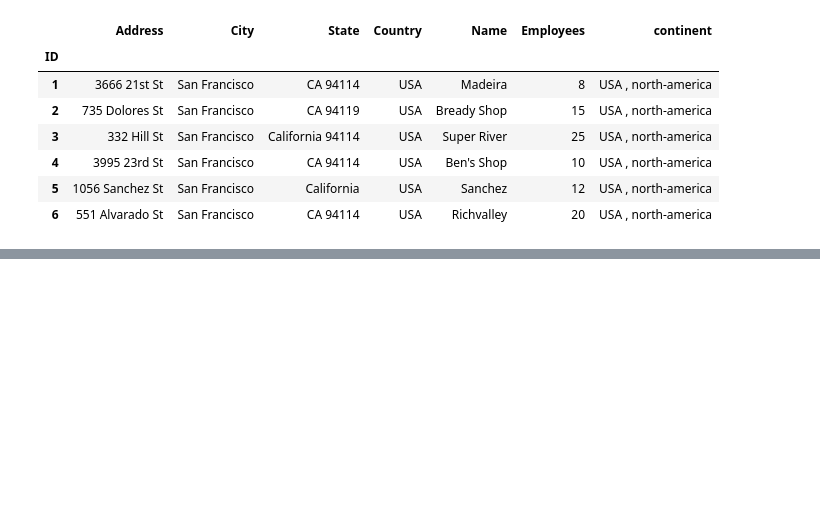
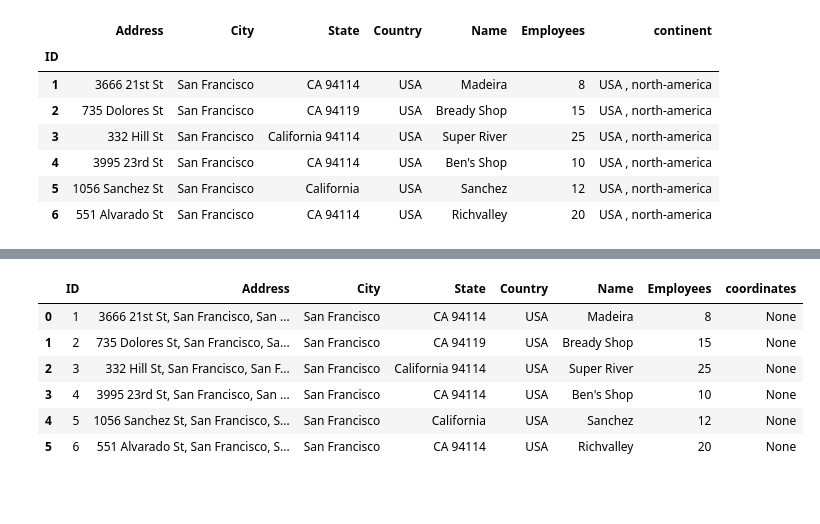
Before and after one commit to farazmalick/python-learning, a Jupyter notebook: dataanalysis/dataLoading.ipynb, the cells around one changed output, grey strips where cells are left out. Cells and saved outputs as stored; diff of their text form; code cells hidden in the pictures; blank space fills up the shorter version.

```diff
--- a/dataanalysis/dataLoading.ipynb
+++ b/dataanalysis/dataLoading.ipynb
@@ -232,0 +247,2 @@ df5
+# %%
+geolocator = Nominatim(user_agent="jjjjjjddddd")
@@ -232,0 +253,4 @@ df5
+# %%
+import pandas
+d= pandas.read_csv("supermarkets.csv")
+d
@@ -232,0 +265,16 @@ df5
+# %%
+d["Address"]=d["Address"]+", "+d["City"]+", "+d["State"]+", "+d["Country"]
+# %%
+d["coordinates"]=d["Address"].apply(geolocator.geocode)
+# %%
+d
+# %% [output]
+|  | ID | Address | City | State | Country | Name | Employees | coordinates |
+| 0 | 1 | 3666 21st St, San Francisco, San ... | San Francisco | CA 94114 | USA | Madeira | 8 | None |
+| 1 | 2 | 735 Dolores St, San Francisco, Sa... | San Francisco | CA 94119 | USA | Bready Shop | 15 | None |
+| 2 | 3 | 332 Hill St, San Francisco, San F... | San Francisco | California 94114 | USA | Super River | 25 | None |
+| 3 | 4 | 3995 23rd St, San Francisco, San ... | San Francisco | CA 94114 | USA | Ben's Shop | 10 | None |
+| 4 | 5 | 1056 Sanchez St, San Francisco, S... | San Francisco | California | USA | Sanchez | 12 | None |
+| 5 | 6 | 551 Alvarado St, San Francisco, S... | San Francisco | CA 94114 | USA | Richvalley | 20 | None |
+# %% [markdown]
+#####
```
Also changed, not shown: parts of 4 cells of this notebook, 3 other files.
